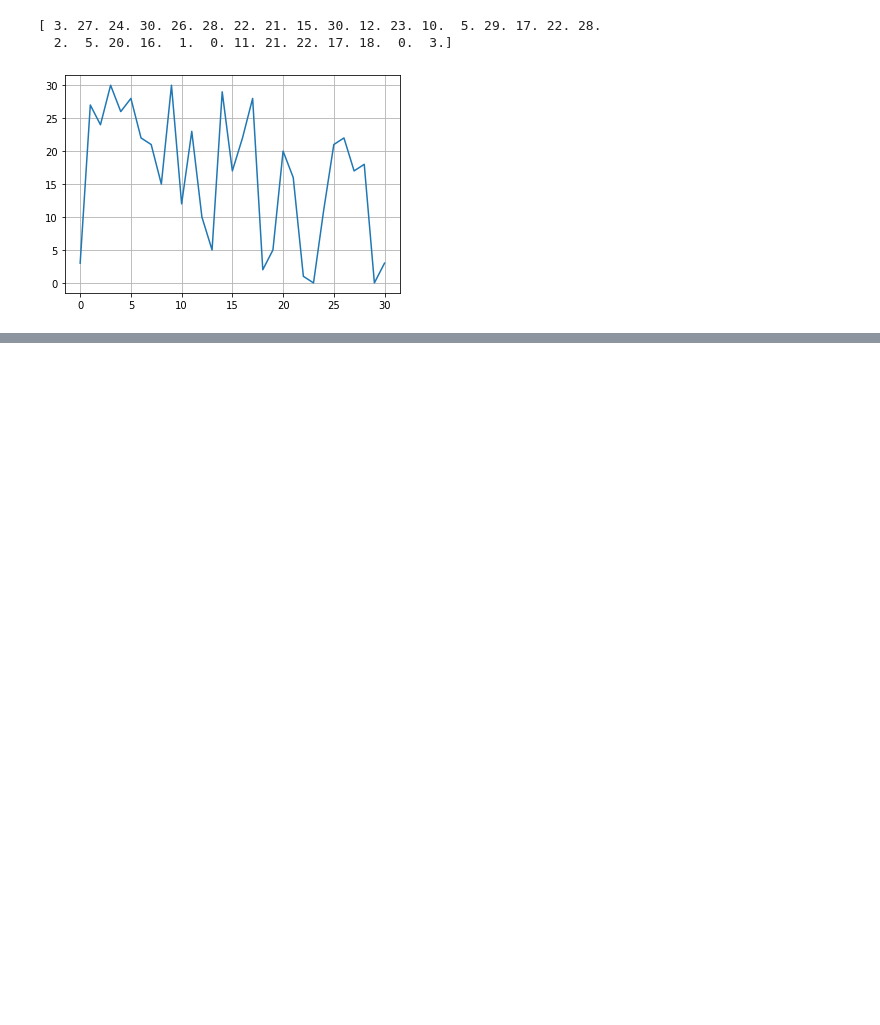
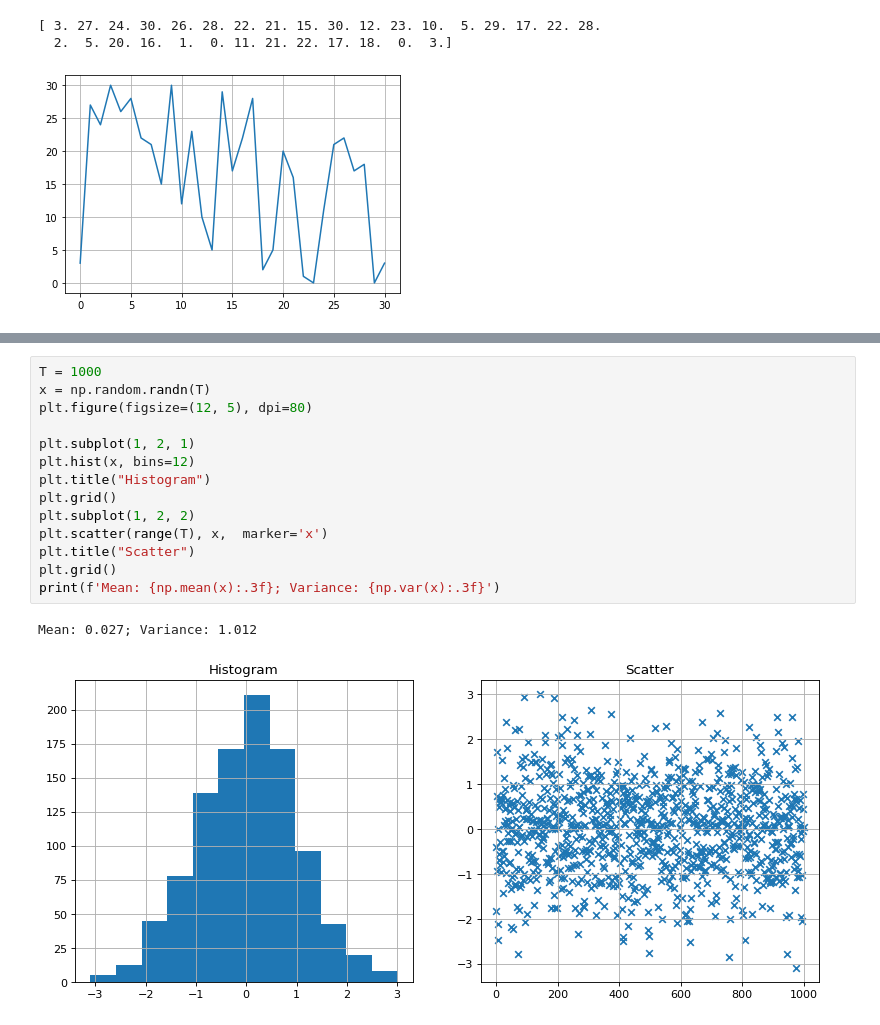
Before and after one commit to taindp98/securite_en_image, a Jupyter notebook: SPRCA_Master3IR-M2-TP3.ipynb, the cells around one changed output, grey strips where cells are left out. Drawn from its saved outputs; the diff is of its cells as text; blank space fills up the shorter version.

```diff
--- a/SPRCA_Master3IR-M2-TP3.ipynb
+++ b/SPRCA_Master3IR-M2-TP3.ipynb
@@ -141,0 +180,17 @@ var_seq_rand = np.var(seq_rand)
+# %%
+T = 1000
+x = np.random.randn(T)
+plt.figure(figsize=(12, 5), dpi=80)
+
+plt.subplot(1, 2, 1)
+plt.hist(x, bins=12)
+plt.title("Histogram")
+plt.grid()
+plt.subplot(1, 2, 2)
+plt.scatter(range(T), x,  marker='x')
+plt.title("Scatter")
+plt.grid()
+print(f'Mean: {np.mean(x):.3f}; Variance: {np.var(x):.3f}')
+# %% [output]
+Mean: 0.027; Variance: 1.012
+[figure, added]
```
Also changed, not shown: parts of 18 cells of this notebook, 1 other file.
